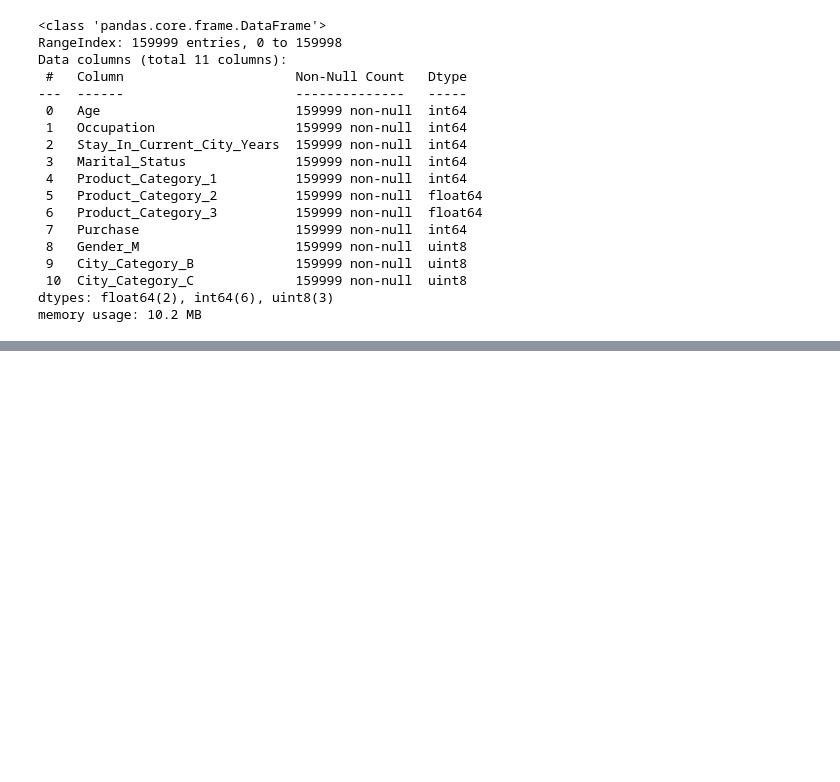
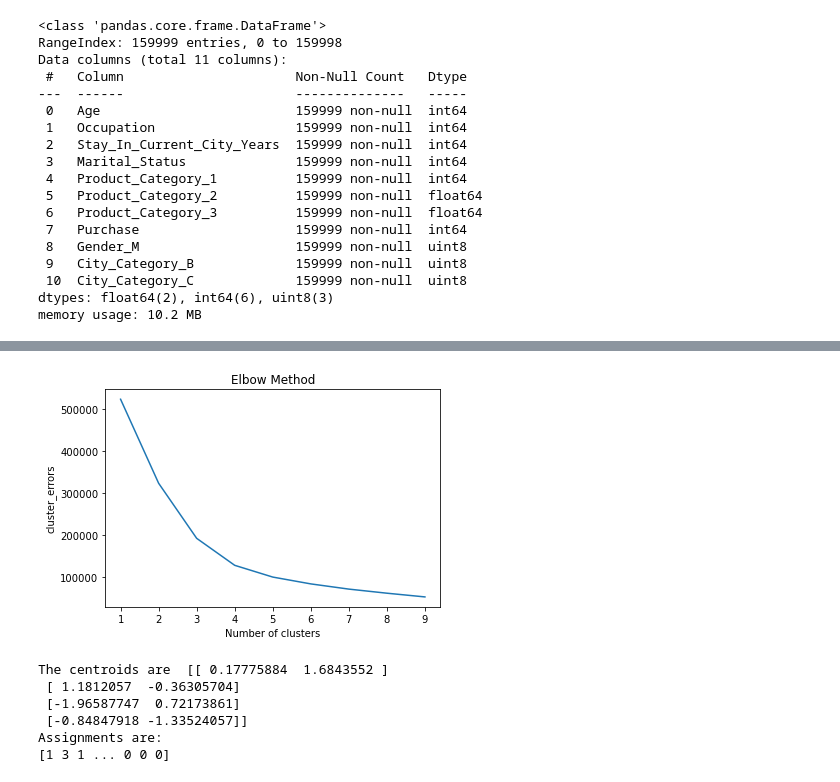
Before and after one commit to SaiKundanaSakhamuri/BlackFridaySalesAnalysis, a Jupyter notebook: clustering.ipynb, the cells around one changed output, grey strips where cells are left out. Drawn from its saved outputs; the diff is of its cells as text; code cells hidden in the pictures; blank space fills up the shorter version.

```diff
--- a/clustering.ipynb
+++ b/clustering.ipynb
@@ -109,0 +151,31 @@ memory usage: 10.2 MB
+# %%
+from sklearn.decomposition import PCA
+pca=PCA(n_components=2)
+X_pca=pca.fit_transform(X_scaled)
+# %%
+# Using the elbow method to find the optimal number of clusters
+from sklearn.cluster import KMeans
+cluster_errors = []
+for i in range(1,10):
+    kmeans = KMeans(n_clusters = i, init = 'k-means++', random_state = 1)
+    kmeans.fit(X_pca)
+    cluster_errors.append(kmeans.inertia_)
+plt.plot(range(1,10), cluster_errors)
+plt.title('Elbow Method')
+plt.xlabel('Number of clusters')
+plt.ylabel('cluster_errors')
+plt.show()
+# %% [output]
+[figure, added]
+# %%
+print("The centroids are ", kmeans.cluster_centers_)
+
+print("Assignments are: ")
+print(kmeans.labels_)
+# %% [output]
+The centroids are  [[ 0.17775884  1.6843552 ]
+ [ 1.1812057  -0.36305704]
+ [-1.96587747  0.72173861]
+ [-0.84847918 -1.33524057]]
+Assignments are:
+[1 3 1 ... 0 0 0]
```
Also changed, not shown: parts of 5 cells of this notebook.
